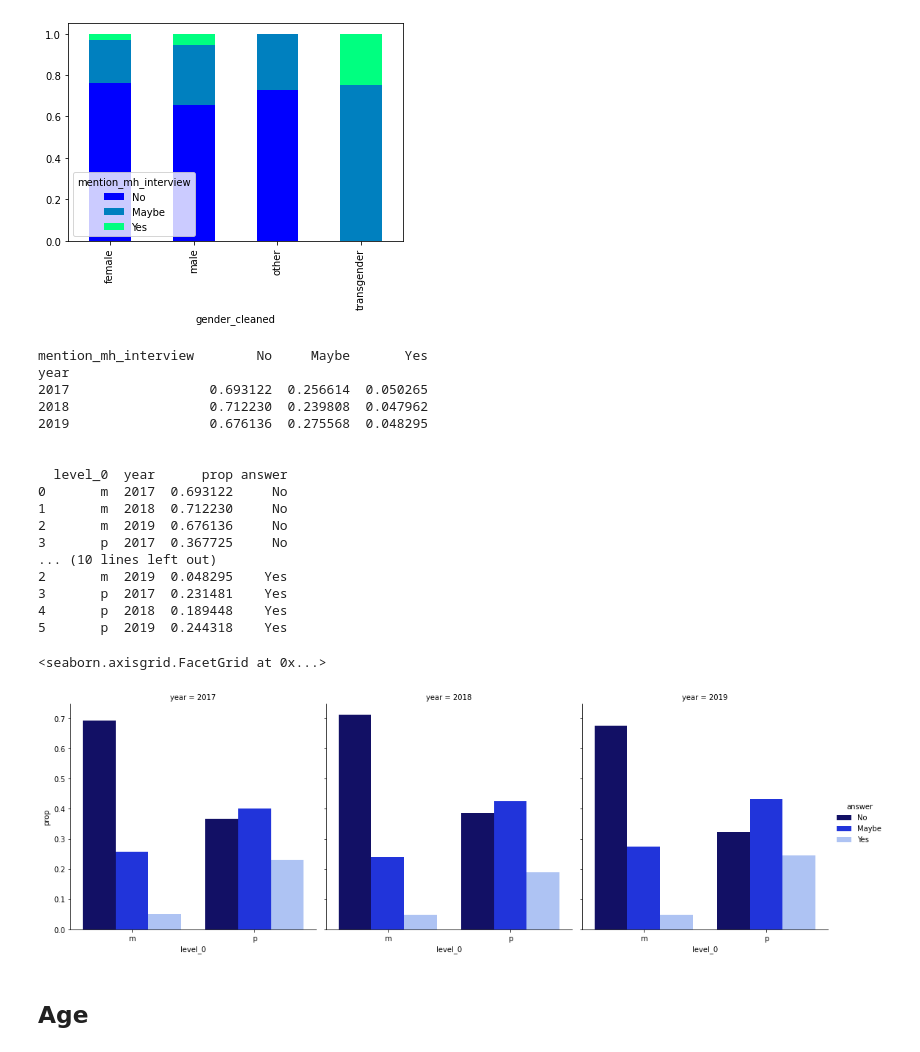
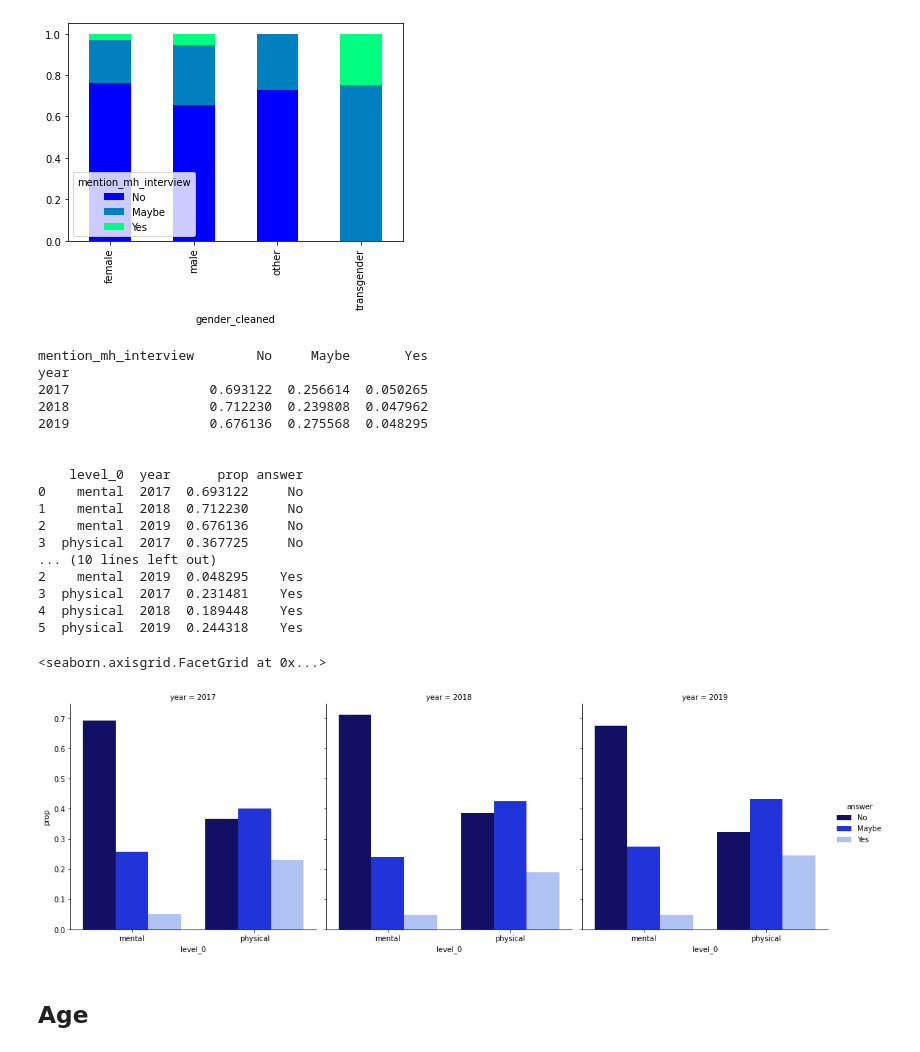
Before and after one commit to alexisbianco0919/compsci216-project, a Jupyter notebook: Mention_mh_interview_final.ipynb, the cells around one changed output. Saved outputs shown, nothing was run; the diff lists cells and outputs as text; code cells hidden in the pictures.

```diff
--- a/Mention_mh_interview_final.ipynb
+++ b/Mention_mh_interview_final.ipynb
@@ -167,7 +170,7 @@ ph_year_props = ph_year_nums.loc[:,"Maybe":"Yes"].div(ph_year_nums["sum"], axis=
 ph_year_props = ph_year_props.reindex(columns=["No", "Maybe", "Yes"])
 #print(ph_year_props)
 
-concat = pd.concat([mh_year_props, ph_year_props], keys=['m', 'p'])
+concat = pd.concat([mh_year_props, ph_year_props], keys=['mental', 'physical'])
 concat = concat.reset_index()
 #print(concat)
 
@@ -180,43 +183,43 @@ concat_no = concat_no.rename({"No": "prop"}, axis='columns')
 #separate maybes
 concat_maybe = concat.drop(columns=['No', 'Yes'])
 concat_maybe.insert(3, "answer", "Maybe")
 concat_maybe = concat_maybe.rename({"Maybe": "prop"}, axis='columns')
 #print(concat_maybe)
 
 #separate yes
 concat_yes = concat.drop(columns=['No', 'Maybe'])
 concat_yes.insert(3, "answer", "Yes")
 concat_yes = concat_yes.rename({"Yes": "prop"}, axis='columns')
 #print(concat_yes)
 
 #final concat
 concat_final = pd.concat([concat_no, concat_maybe, concat_yes])
 print(concat_final)
 
 palette = {"No": "#040273" ,
            "Maybe":"#021bf9",
            "Yes":"#a2bffe"}
 sns.catplot(x="level_0", y="prop", kind="bar", data=concat_final, palette=palette, col="year", hue="answer")
 # %% [output]
 mention_mh_interview        No     Maybe       Yes
 year
 2017                  0.693122  0.256614  0.050265
 2018                  0.712230  0.239808  0.047962
 2019                  0.676136  0.275568  0.048295
 
 
-  level_0  year      prop answer
-0       m  2017  0.693122     No
-1       m  2018  0.712230     No
-2       m  2019  0.676136     No
-3       p  2017  0.367725     No
+    level_0  year      prop answer
+0    mental  2017  0.693122     No
+1    mental  2018  0.712230     No
+2    mental  2019  0.676136     No
+3  physical  2017  0.367725     No
 ... (10 lines left out)
-2       m  2019  0.048295    Yes
-3       p  2017  0.231481    Yes
-4       p  2018  0.189448    Yes
-5       p  2019  0.244318    Yes
+2    mental  2019  0.048295    Yes
+3  physical  2017  0.231481    Yes
+4  physical  2018  0.189448    Yes
+5  physical  2019  0.244318    Yes
 <seaborn.axisgrid.FacetGrid at 0x...>
-[figure, old version]
+[figure, new version]
 # %% [markdown]
 ## Age
 # %%
```
Also changed, not shown: parts of 9 cells of this notebook.
